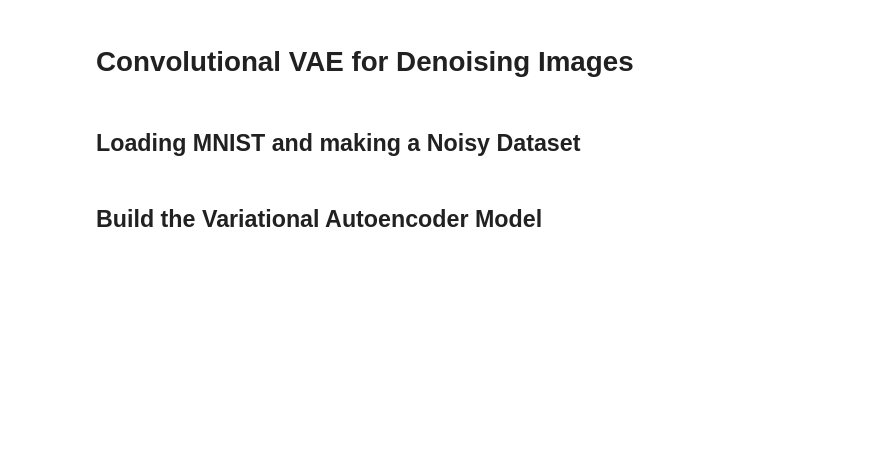
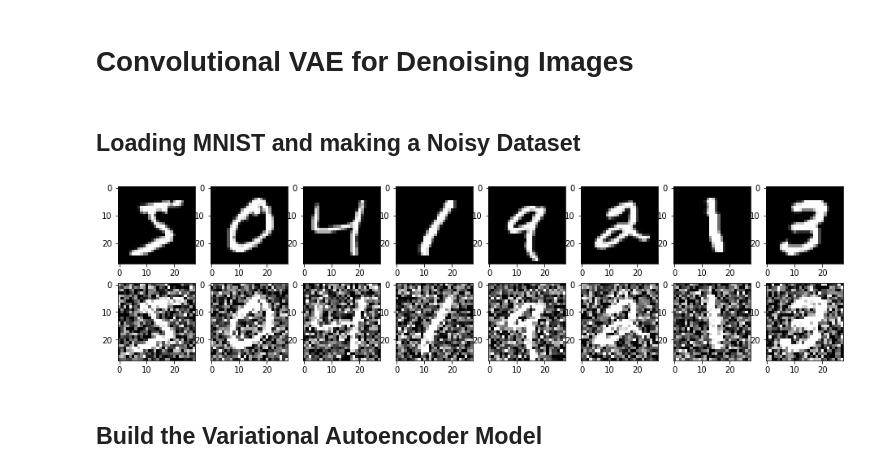
Before and after one commit to aneesh-kaitou1412/vae-mnist, a Jupyter notebook: Convolutional_VAE_MNIST_denoising.ipynb, the cells around one changed output. Cells and saved outputs as stored; diff of their text form; code cells hidden in the pictures; blank space fills up the shorter version.

```diff
--- a/Convolutional_VAE_MNIST_denoising.ipynb
+++ b/Convolutional_VAE_MNIST_denoising.ipynb
@@ -28,15 +30,50 @@ def generate_noisy(images,
   return np.clip(images + percent_distortion * noise,
                  min_value,
                  max_value)
+
+
+def plot_images(images, rows, cols, figsize=None, cmap='gray'):
+  if figsize is None:
+    figsize = (2 * cols, 2 * rows)
+  f, axarr = plt.subplots(rows, cols, figsize=figsize)
+  if rows == 1 and cols == 1:
+    axarr.imshow(images[0][0], cmap=cmap)
+  elif rows == 1:
+    for i in range(rows):
+      for j in range(cols):
+        axarr[j].imshow(images[0][j], cmap=cmap)
+  elif cols == 1:
+    for i in range(rows):
+      for j in range(cols):
+        axarr[i].imshow(images[i][0], cmap=cmap)
+  else:
+    for i in range(rows):
+      for j in range(cols):
+        axarr[i, j].imshow(images[i][j], cmap=cmap)
 # %%
 (x_train, y_train), (x_test, y_test) = mnist.load_data()
 
 x_train = preprocess(x_train)
 x_test = preprocess(x_test)
 
 x_train_noisy = generate_noisy(x_train)
+x_test_noisy = generate_noisy(x_test)
 
-x_test_noisy = generate_noisy(x_test)
+# Network Parameters
+input_shape = (x_train.shape[1], x_train.shape[2], x_train.shape[3],)
+batch_size = 128
+latent_dim = 2
+
+L = []
+for x in [x_train, x_train_noisy]:
+  l = []
+  for i in range(8):
+    l.append(np.reshape(x[i], input_shape[:-1]))
+  L.append(l)
+
+plot_images(L, len(L), len(L[0]))
+# %% [output]
+[figure, added]
 # %% [markdown]
 ## Build the Variational Autoencoder Model
 # %%
```
Also changed, not shown: parts of 11 cells of this notebook.
